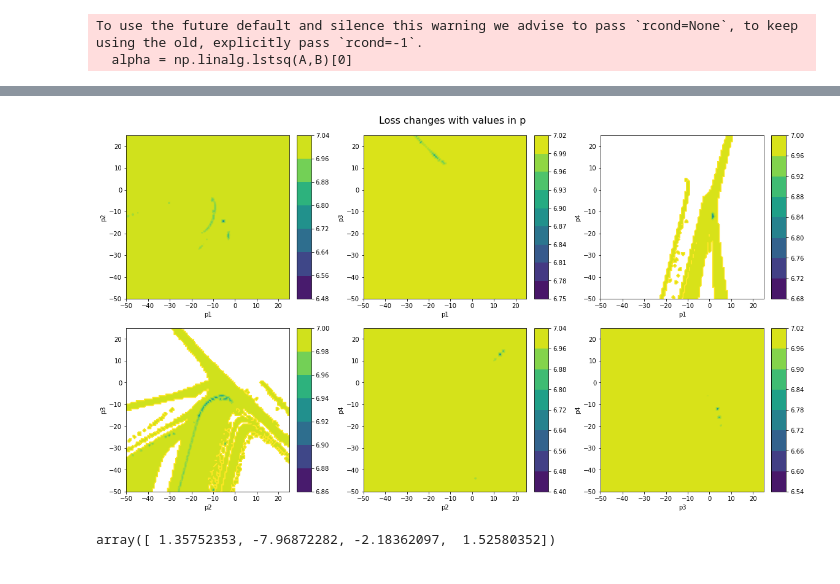
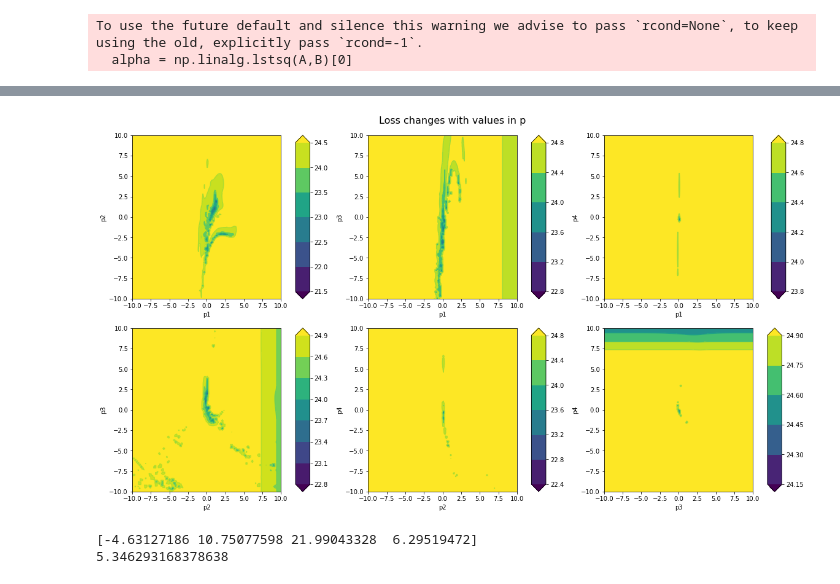
Before and after one commit to Joycy-xh297/inverted_pendulum, a Jupyter notebook: task2p.ipynb, the cells around one changed output, grey strips where cells are left out. Drawn from its saved outputs; the diff is of its cells as text; code cells hidden in the pictures.

```diff
--- a/task2p.ipynb
+++ b/task2p.ipynb
@@ -121,6 +121,6 @@ X_mode, L_model = rollout(1.5,init_state,p)
 # %%
 """to plot 1D scans of p -> 4 plots in total"""
-p_range = np.linspace(-100,100,100)
+p_range = np.linspace(-10,10,100)
 p1_scan = np.array([[i,0,0,0] for i in p_range])
 p2_scan = np.array([[0,i,0,0] for i in p_range])
 p3_scan = np.array([[0,0,i,0] for i in p_range])
@@ -129,7 +129,7 @@ p4_scan = np.array([[0,0,0,i] for i in p_range])
 def one_dim_scan(p_scan):
     L = []
     for p in p_scan:
-        _, L_model = rollout(1.5,init_state,p)
+        _, L_model = rollout(5,init_state,p)
         L.append(L_model)
     return L
 # %%
@@ -152,7 +152,7 @@ plt.show()
 # %%
 """to plot 2D contours of p -> 4C2=6 plots in total"""
 import matplotlib.tri as tri
-p_range = np.linspace(-50,25,100)
+p_range = np.linspace(-10,10,100)
 p1_scan = np.array([[i,0,0,0] for i in p_range])
 p2_scan = np.array([[0,i,0,0] for i in p_range])
 p3_scan = np.array([[0,0,i,0] for i in p_range])
@@ -164,7 +164,7 @@ def contour_val(scan1,scan2):
         L1 = []
         for s2 in scan2:
             p12 = s1 + s2
-            _, l = rollout(1.5,init_state,p12)
+            _, l = rollout(5,init_state,p12)
             L1.append(l)
         L12.append(L1)
     return np.array(L12)
@@ -185,7 +185,7 @@ triang = tri.Triangulation(x.flatten(), y.flatten())
 
 z = L12
 name = ['p1','p2']
-cntr1 = axs[0,0].tricontourf(triang, z.flatten())
+cntr1 = axs[0,0].tricontourf(triang, z.flatten(),extend='both')
 fig.colorbar(cntr1, ax=axs[0,0])
 axs[0,0].tricontour(triang,z.flatten())
 axs[0,0].set_xlabel(name[0])
@@ -193,7 +193,7 @@ axs[0,0].set_ylabel(name[1])
 
 z = L13
 name = ['p1','p3']
-cntr2 = axs[0,1].tricontourf(triang, z.flatten())
+cntr2 = axs[0,1].tricontourf(triang, z.flatten(),extend='both')
 fig.colorbar(cntr2, ax=axs[0,1])
 axs[0,1].tricontour(triang,z.flatten())
 axs[0,1].set_xlabel(name[0])
@@ -201,41 +201,41 @@ axs[0,1].set_ylabel(name[1])
 
 z = L14
 name = ['p1','p4']
-cntr5 = axs[0,2].tricontourf(triang, z.flatten())
+cntr5 = axs[0,2].tricontourf(triang, z.flatten(),extend='both')
 fig.colorbar(cntr5, ax=axs[0,2])
 axs[0,2].tricontour(triang,z.flatten())
 axs[0,2].set_xlabel(name[0])
 axs[0,2].set_ylabel(name[1])
 
 z = L23
 name = ['p2','p3']
-cntr3 = axs[1,0].tricontourf(triang, z.flatten())
+cntr3 = axs[1,0].tricontourf(triang, z.flatten(),extend='both')
 fig.colorbar(cntr3, ax=axs[1,0])
 axs[1,0].tricontour(triang,z.flatten())
 axs[1,0].set_xlabel(name[0])
 axs[1,0].set_ylabel(name[1])
 
 z = L24
 name = ['p2','p4']
-cntr4 = axs[1,1].tricontourf(triang, z.flatten())
+cntr4 = axs[1,1].tricontourf(triang, z.flatten(),extend='both')
 fig.colorbar(cntr4, ax=axs[1,1])
 axs[1,1].tricontour(triang,z.flatten())
 axs[1,1].set_xlabel(name[0])
 axs[1,1].set_ylabel(name[1])
 
 z = L34
 name = ['p3','p4']
-cntr6 = axs[1,2].tricontourf(triang, z.flatten())
+cntr6 = axs[1,2].tricontourf(triang, z.flatten(),extend='both')
 fig.colorbar(cntr6, ax=axs[1,2])
 axs[1,2].tricontour(triang,z.flatten())
 axs[1,2].set_xlabel(name[0])
 axs[1,2].set_ylabel(name[1])
 
 fig.suptitle('Loss changes with values in p',fontsize=16)
 
 plt.show()
 # %% [output]
-[figure, old version]
+[figure, new version]
 # %%
 from scipy.optimize import minimize
 # %%
@@ -263,7 +262,11 @@ def rolloutL(p):
     return L_model
 # %%
-p = np.array([-15,-10,-5,0])
+p = np.array([0,0,0,10])
 res = minimize(rolloutL,p,method='Nelder-Mead')
-res.x
+p = res.x
+final_loss = rolloutL(p)
+print(p)
+print(final_loss)
 # %% [output]
-array([ 1.35752353, -7.96872282, -2.18362097,  1.52580352])
+[-4.63127186 10.75077598 21.99043328  6.29519472]
+5.346293168378638
```
Also changed, not shown: parts of 17 cells of this notebook, 39 other files.
